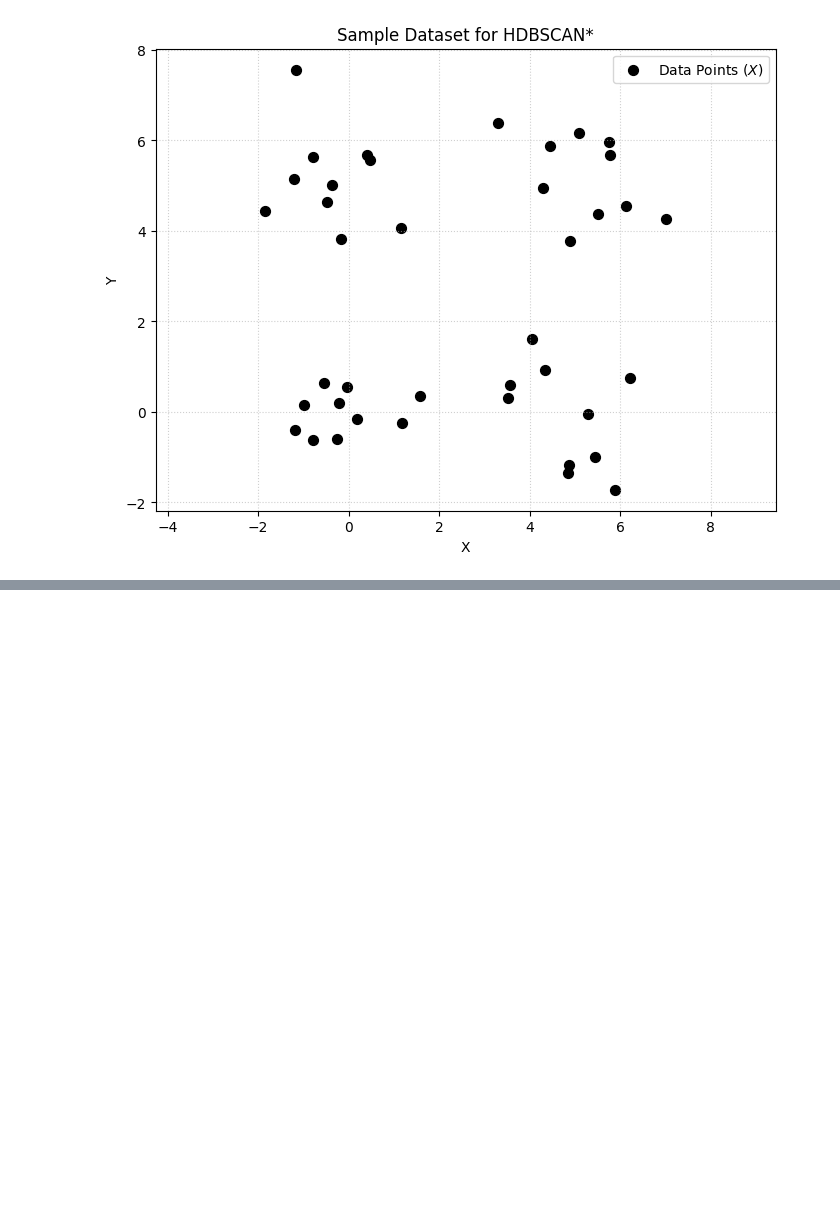
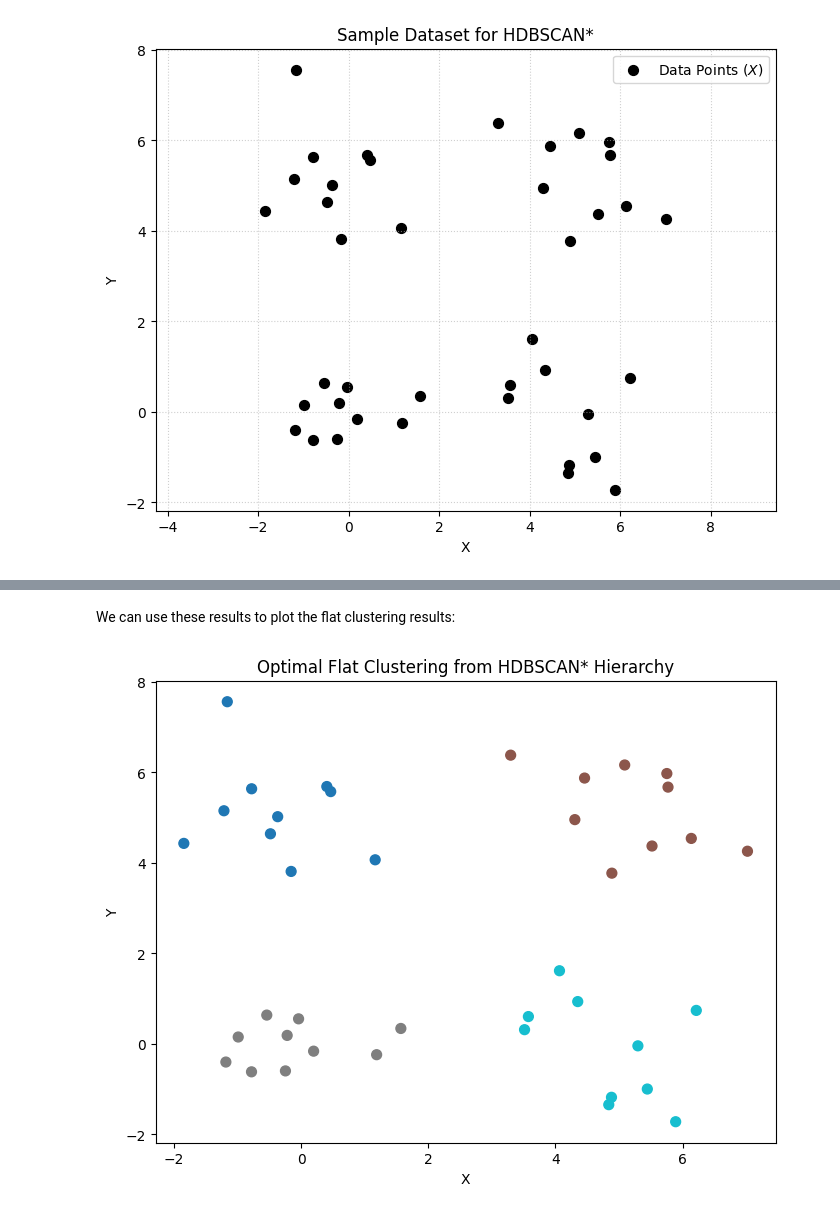
Before and after one commit to carlos-vf/HDBSCAN, a Jupyter notebook: Optimal_non_hierarchical_clustering.ipynb, the cells around one changed output, grey strips where cells are left out. Saved outputs shown, nothing was run; the diff lists cells and outputs as text; code cells hidden in the pictures; blank space fills up the shorter version.

Commit message:
Optimal non-hierarchical clustering

```diff
--- a/Optimal_non_hierarchical_clustering.ipynb
+++ b/Optimal_non_hierarchical_clustering.ipynb
@@ -266,0 +226,12 @@ hierarchy_data = [
+# %% [markdown]
+We can use these results to plot the flat clustering results:
+# %%
+# Plot flat clustering result
+plt.figure(figsize=(8, 6))
+plt.scatter(X[:, 0], X[:, 1], c=labels, cmap='tab10', marker='o', s=50, label='Data Points ($X$)')
+plt.title('Optimal Flat Clustering from HDBSCAN* Hierarchy')
+plt.xlabel('X')
+plt.ylabel('Y')
+plt.show()
+# %% [output]
+[figure, added]
```
Also changed, not shown: parts of 5 cells of this notebook.
